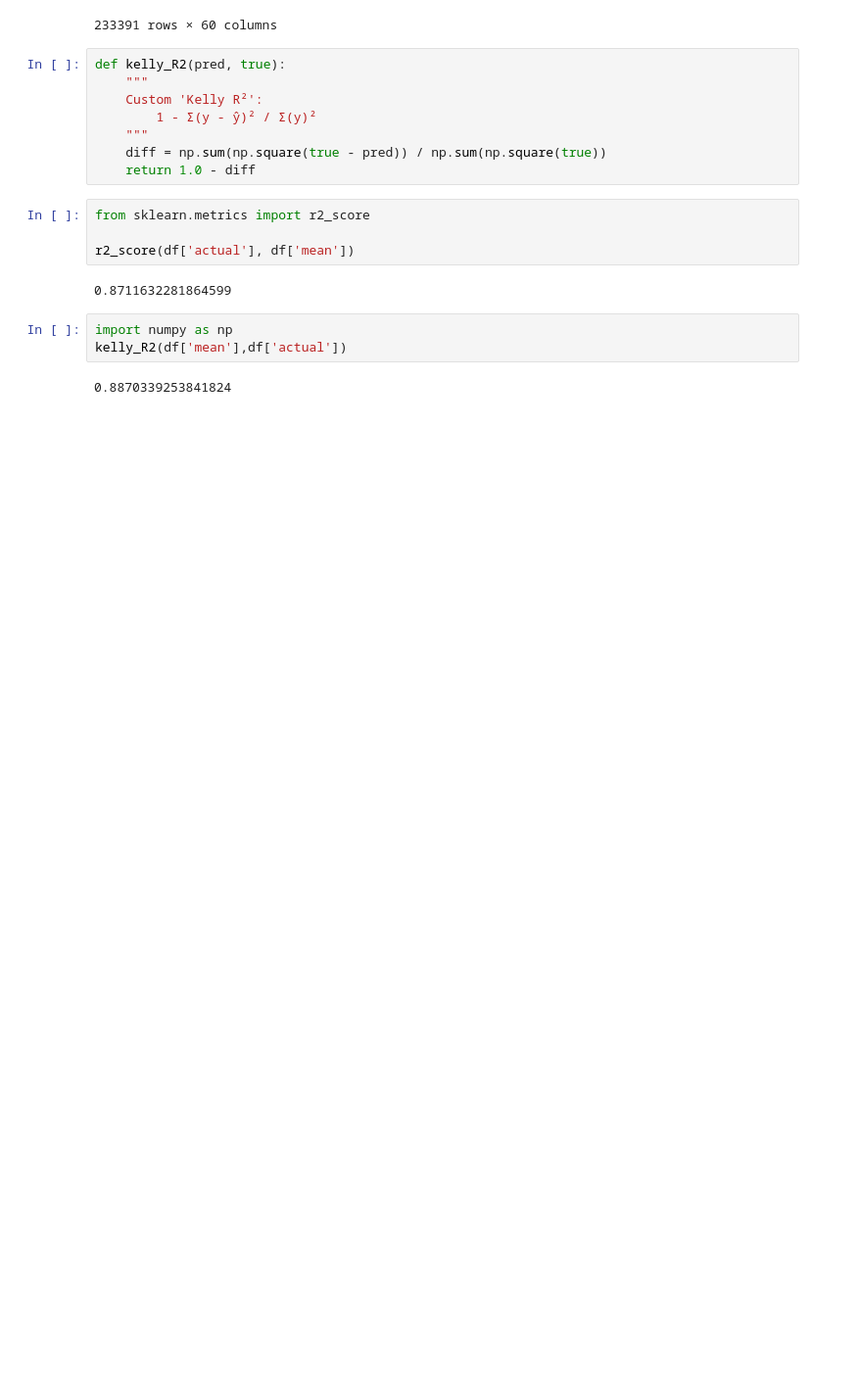
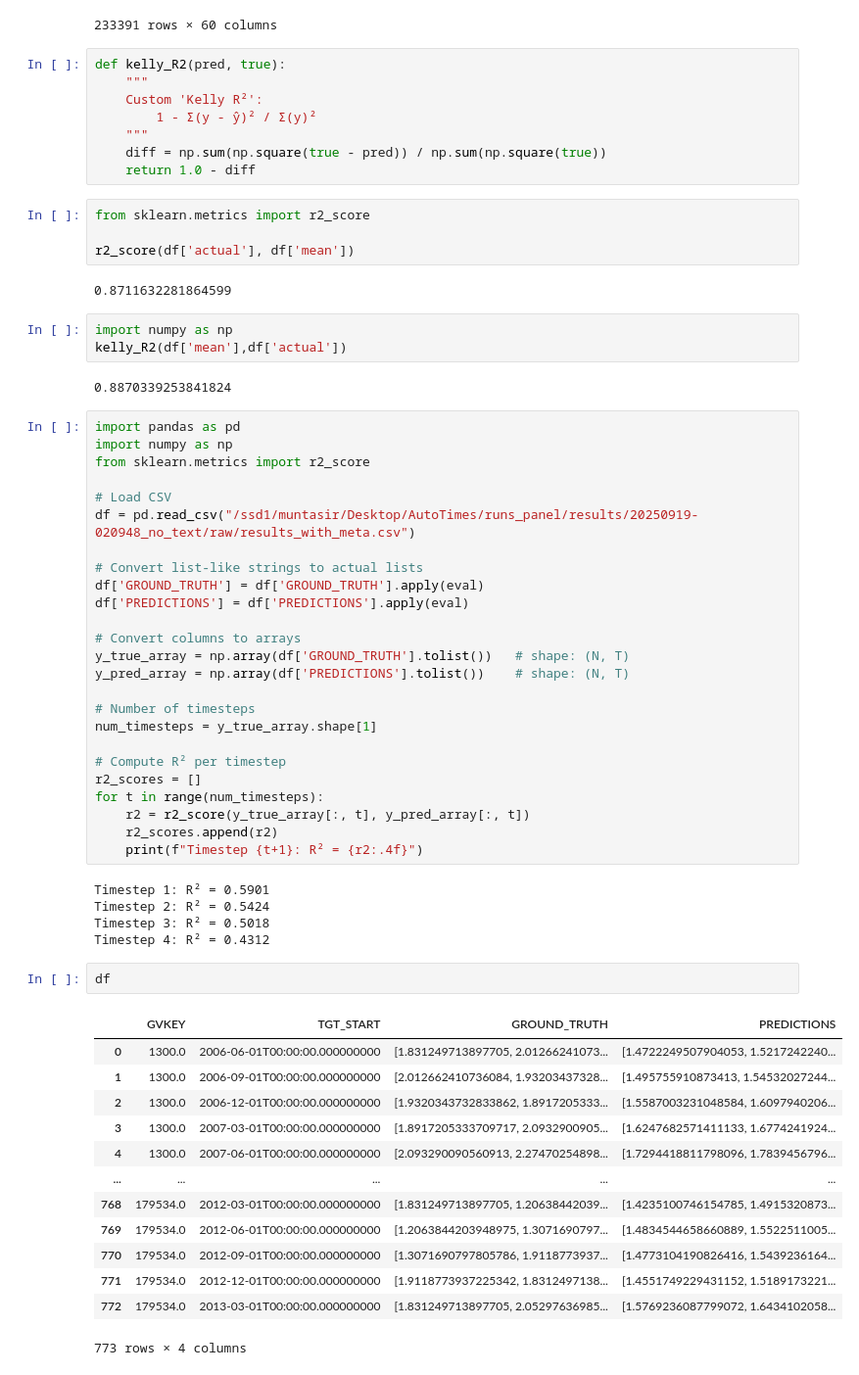
Before and after one commit to MuntasirTiash/AutoTimes_EPS, a Jupyter notebook: predict.ipynb, the cells around one changed output. Shown: that part at 98% size. Saved outputs shown, nothing was run; the diff lists cells and outputs as text; blank space fills up the shorter version.

```diff
--- a/predict.ipynb
+++ b/predict.ipynb
@@ -416,3 +416,49 @@ import numpy as np
 kelly_R2(df['mean'],df['actual'])
 # %% [output]
 0.8870339253841824
+# %%
+import pandas as pd
+import numpy as np
+from sklearn.metrics import r2_score
+
+# Load CSV
+df = pd.read_csv("/ssd1/muntasir/Desktop/AutoTimes/runs_panel/results/20250919-020948_no_text/raw/results_with_meta.csv")
+
+# Convert list-like strings to actual lists
+df['GROUND_TRUTH'] = df['GROUND_TRUTH'].apply(eval)
+df['PREDICTIONS'] = df['PREDICTIONS'].apply(eval)
+
+# Convert columns to arrays
+y_true_array = np.array(df['GROUND_TRUTH'].tolist())   # shape: (N, T)
+y_pred_array = np.array(df['PREDICTIONS'].tolist())    # shape: (N, T)
+
+# Number of timesteps
+num_timesteps = y_true_array.shape[1]
+
+# Compute R² per timestep
+r2_scores = []
+for t in range(num_timesteps):
+    r2 = r2_score(y_true_array[:, t], y_pred_array[:, t])
+    r2_scores.append(r2)
+    print(f"Timestep {t+1}: R² = {r2:.4f}")
+# %% [output]
+Timestep 1: R² = 0.5901
+Timestep 2: R² = 0.5424
+Timestep 3: R² = 0.5018
+Timestep 4: R² = 0.4312
+# %%
+df
+# %% [output]
+|  | GVKEY | TGT_START | GROUND_TRUTH | PREDICTIONS |
+| 0 | 1300.0 | 2006-06-01T00:00:00.000000000 | [1.831249713897705, 2.01266241073... | [1.4722249507904053, 1.5217242240... |
+| 1 | 1300.0 | 2006-09-01T00:00:00.000000000 | [2.012662410736084, 1.93203437328... | [1.495755910873413, 1.54532027244... |
+| 2 | 1300.0 | 2006-12-01T00:00:00.000000000 | [1.9320343732833862, 1.8917205333... | [1.5587003231048584, 1.6097940206... |
+| 3 | 1300.0 | 2007-03-01T00:00:00.000000000 | [1.8917205333709717, 2.0932900905... | [1.6247682571411133, 1.6774241924... |
+| 4 | 1300.0 | 2007-06-01T00:00:00.000000000 | [2.093290090560913, 2.27470254898... | [1.7294418811798096, 1.7839456796... |
+| ... | ... | ... | ... | ... |
+| 768 | 179534.0 | 2012-03-01T00:00:00.000000000 | [1.831249713897705, 1.20638442039... | [1.4235100746154785, 1.4915320873... |
+| 769 | 179534.0 | 2012-06-01T00:00:00.000000000 | [1.2063844203948975, 1.3071690797... | [1.4834544658660889, 1.5522511005... |
+| 770 | 179534.0 | 2012-09-01T00:00:00.000000000 | [1.3071690797805786, 1.9118773937... | [1.4773104190826416, 1.5439236164... |
+| 771 | 179534.0 | 2012-12-01T00:00:00.000000000 | [1.9118773937225342, 1.8312497138... | [1.4551749229431152, 1.5189173221... |
+| 772 | 179534.0 | 2013-03-01T00:00:00.000000000 | [1.831249713897705, 2.05297636985... | [1.5769236087799072, 1.6434102058... |
+773 rows × 4 columns
```
Also changed, not shown: parts of 3 cells of this notebook, 20 other files.
